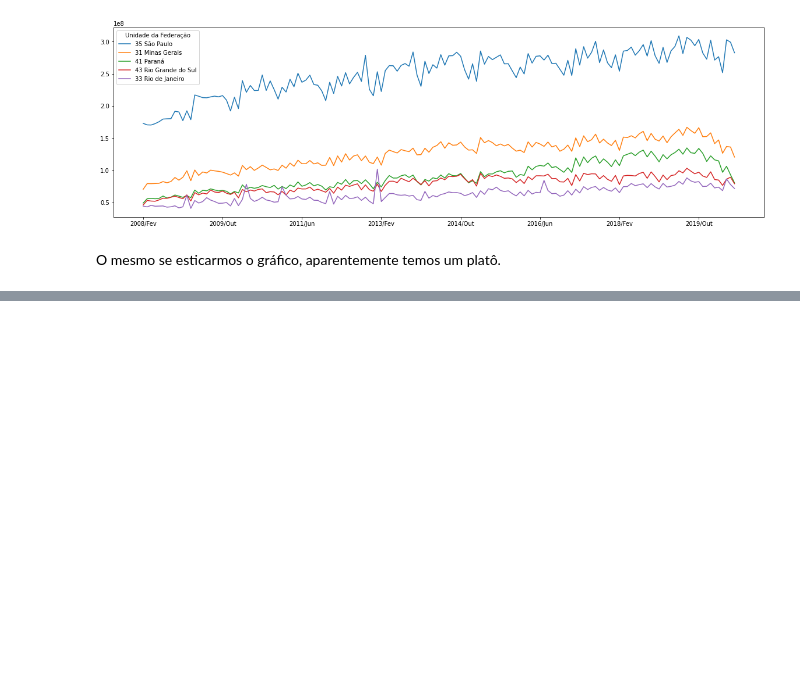
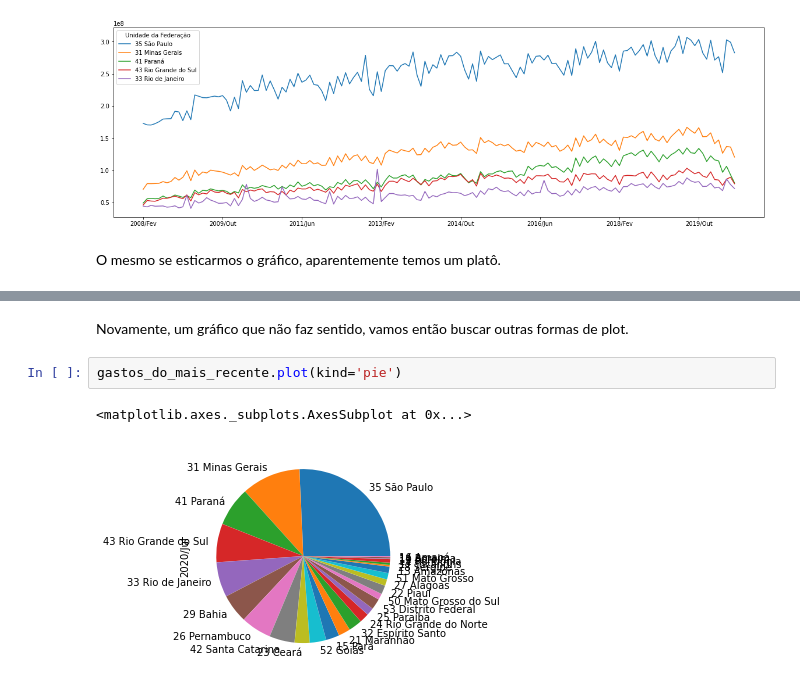
Before and after one commit to AdamStamm/bootcamp_alura, a Jupyter notebook: Notebooks/Bootcamp_Data_Science_Módulo_1.ipynb, the cells around one changed output, grey strips where cells are left out. Drawn from its saved outputs; the diff is of its cells as text; blank space fills up the shorter version.

```diff
--- a/Notebooks/Bootcamp_Data_Science_Módulo_1.ipynb
+++ b/Notebooks/Bootcamp_Data_Science_Módulo_1.ipynb
@@ -876,0 +910,7 @@ O mesmo se esticarmos o gráfico, aparentemente temos um platô.
+# %% [markdown]
+Novamente, um gráfico que não faz sentido, vamos então buscar outras formas de plot.
+# %%
+gastos_do_mais_recente.plot(kind='pie')
+# %% [output]
+<matplotlib.axes._subplots.AxesSubplot at 0x...>
+[figure, added]
```
Also changed, not shown: parts of 28 cells of this notebook.
